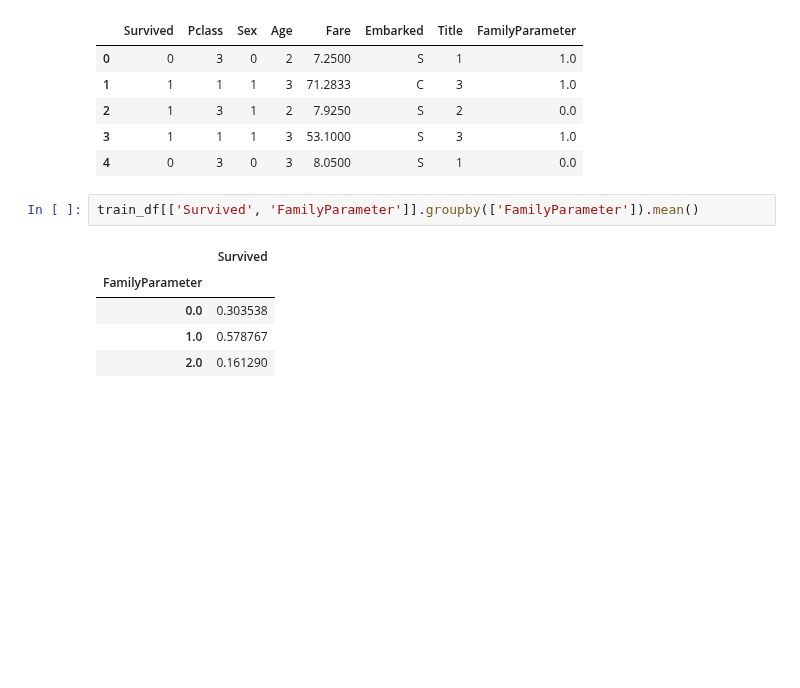
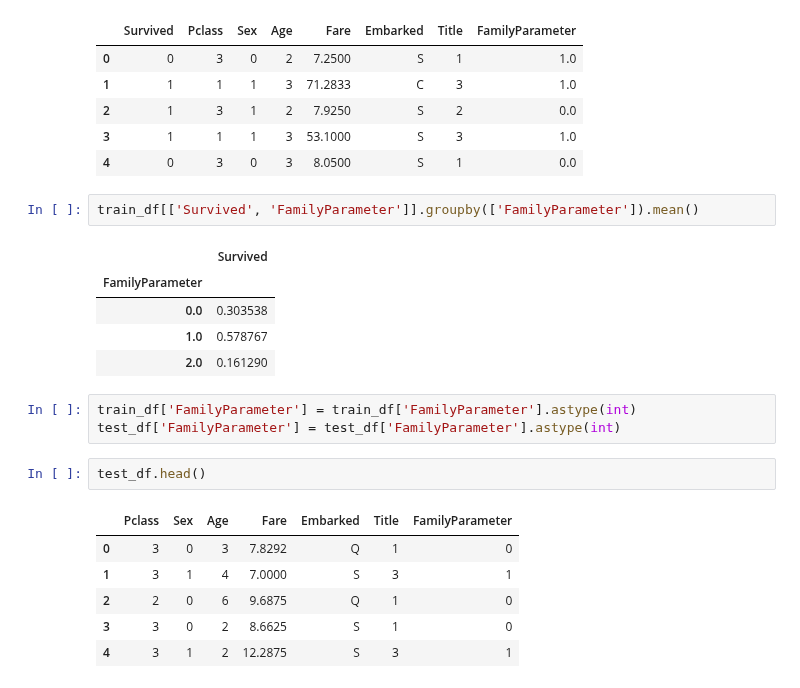
Before and after one commit to sushant2811/KaggleTitanic, a Jupyter notebook: KaggleTitanicSushant.ipynb, the cells around one changed output. Cells and saved outputs as stored; diff of their text form; blank space fills up the shorter version.

Commit message:
Converting FamilyParameter into int

```diff
--- a/KaggleTitanicSushant.ipynb
+++ b/KaggleTitanicSushant.ipynb
@@ -1123,3 +1123,15 @@ train_df[['Survived', 'FamilyParameter']].groupby(['FamilyParameter']).mean()
 | 0.0 | 0.303538 |
 | 1.0 | 0.578767 |
 | 2.0 | 0.161290 |
+# %%
+train_df['FamilyParameter'] = train_df['FamilyParameter'].astype(int)
+test_df['FamilyParameter'] = test_df['FamilyParameter'].astype(int)
+# %%
+test_df.head()
+# %% [output]
+|  | Pclass | Sex | Age | Fare | Embarked | Title | FamilyParameter |
+| 0 | 3 | 0 | 3 | 7.8292 | Q | 1 | 0 |
+| 1 | 3 | 1 | 4 | 7.0000 | S | 3 | 1 |
+| 2 | 2 | 0 | 6 | 9.6875 | Q | 1 | 0 |
+| 3 | 3 | 0 | 2 | 8.6625 | S | 1 | 0 |
+| 4 | 3 | 1 | 2 | 12.2875 | S | 3 | 1 |
```
